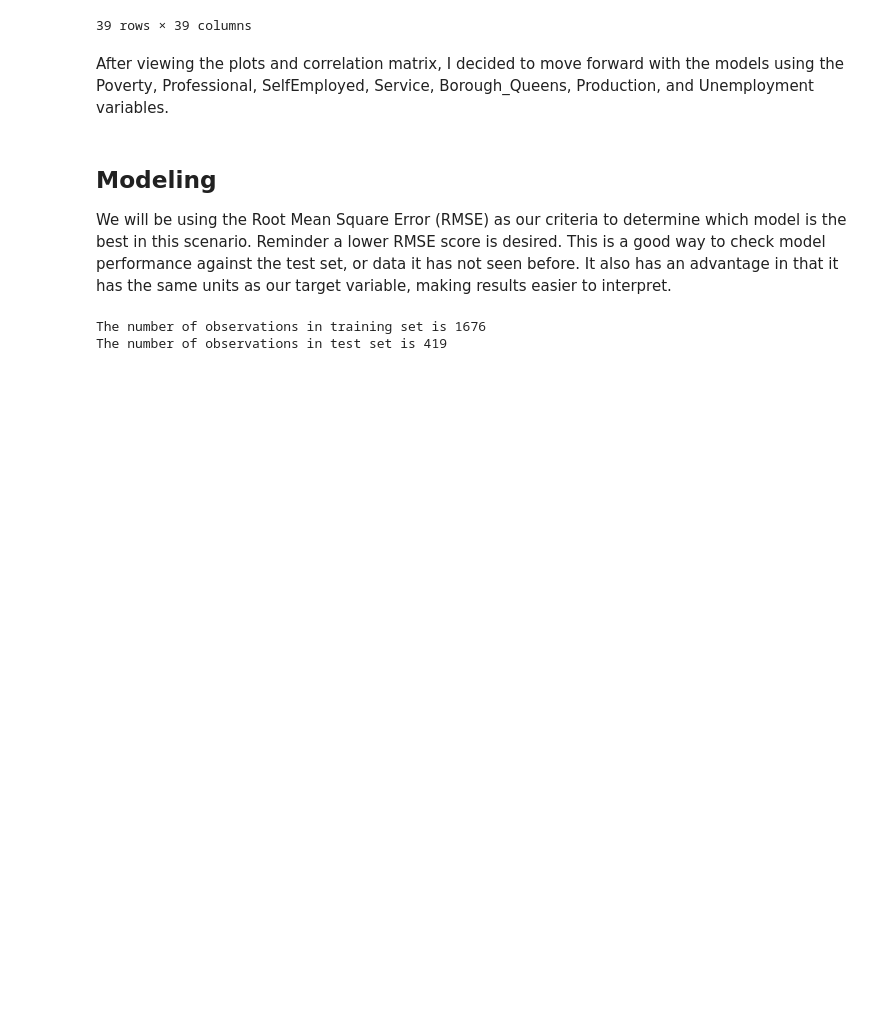
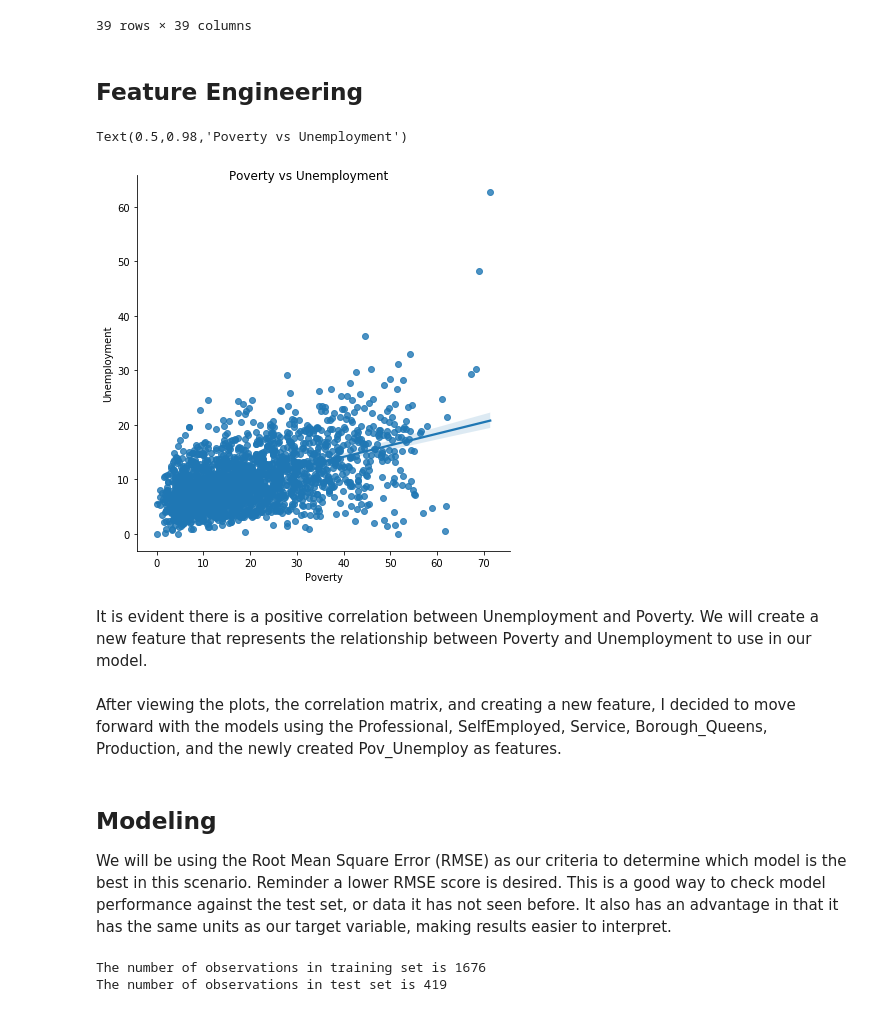
Before and after one commit to alexcroft08/Thinkful-Data-Science, a Jupyter notebook: Supervised Capstone .ipynb, the cells around one changed output. Saved outputs shown, nothing was run; the diff lists cells and outputs as text; code cells hidden in the pictures; blank space fills up the shorter version.

```diff
--- a/Supervised Capstone .ipynb
+++ b/Supervised Capstone .ipynb
@@ -219,3 +221,17 @@ nyc_df.corr()
 | Borough_Queens | 0.676703 | -0.127608 | -0.107624 | -0.141412 | -0.018065 | -0.133816 | -0.098885 | 0.029170 | 0.378688 | -0.166246 | ... |
 | Borough_Staten Island | 0.272190 | 0.043595 | 0.052209 | 0.034874 | -0.082202 | 0.212684 | -0.102472 | -0.037202 | -0.081262 | 0.093401 | ... |
 39 rows × 39 columns
+# %% [markdown]
+## Feature Engineering
+# %%
+#Intuition tells us there could be a relationship between poverty and unemployment,
+#and these variables could be combined into one feature that represents the relationship.
+#Let's plot them to take a look.
+
+sns.lmplot(x="Poverty", y="Unemployment",
+               truncate=True, height=6, data=nyc_df).fig.suptitle("Poverty vs Unemployment")
+# %% [output]
+Text(0.5,0.98,'Poverty vs Unemployment')
+[figure, added]
+# %% [markdown]
+It is evident there is a positive correlation between Unemployment and Poverty. We will create a new feature that represents the relationship between Poverty and Unemployment to use in our model.
@@ -222,5 +240,5 @@ nyc_df.corr()
 # %% [markdown]
-After viewing the plots and correlation matrix, I decided to move forward with the models using the Poverty, Professional, SelfEmployed, Service, Borough_Queens, Production, and Unemployment variables.
+After viewing the plots, the correlation matrix, and creating a new feature, I decided to move forward with the models using the Professional, SelfEmployed, Service, Borough_Queens, Production, and the newly created Pov_Unemploy as features.
 # %% [markdown]
 ## Modeling
 
```
Also changed, not shown: parts of 8 cells of this notebook.
